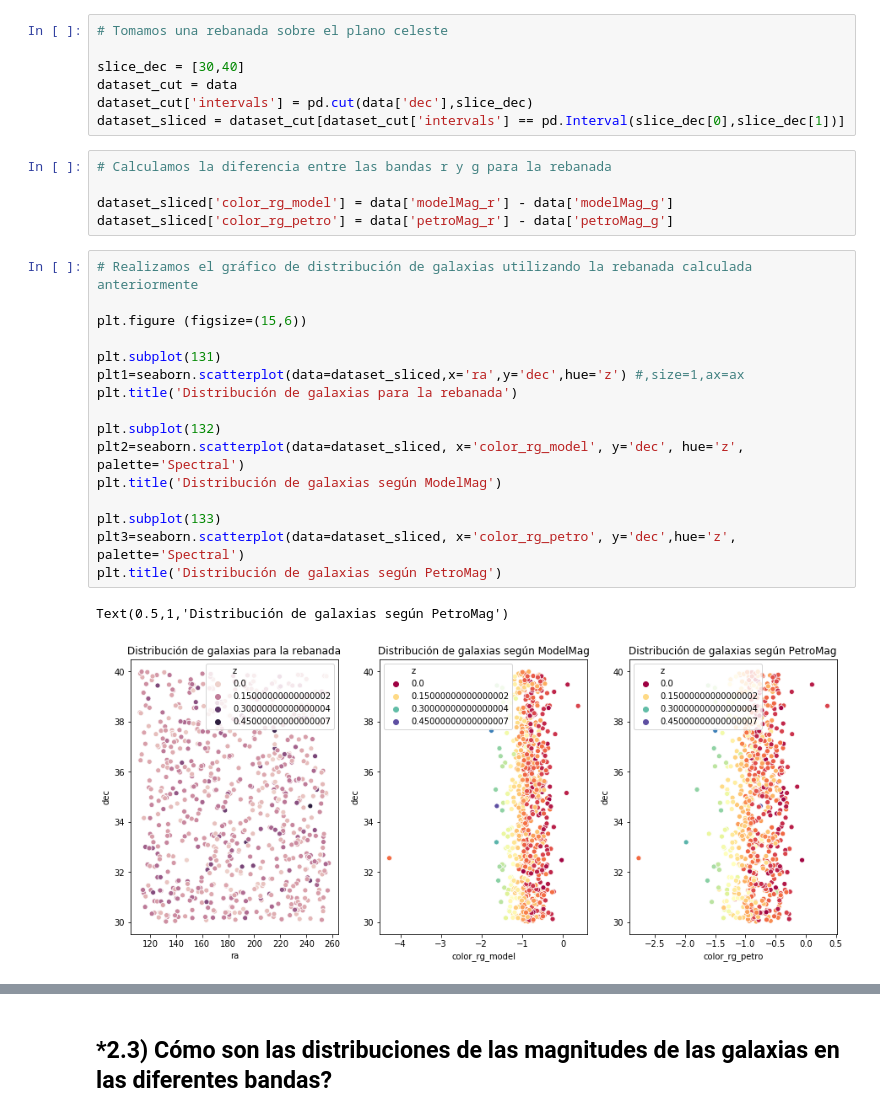
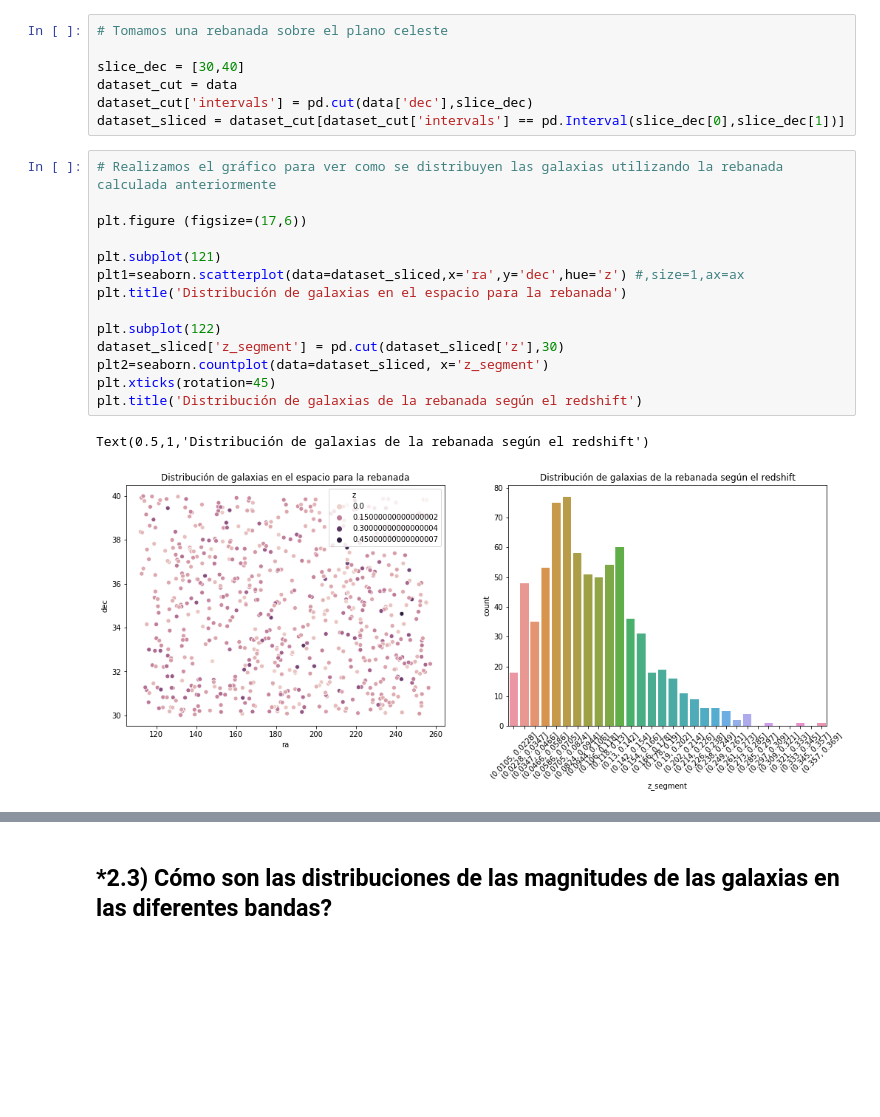
Before and after one commit to leoborgnino/mentoria-astro-datos, a Jupyter notebook: 1_Analisis_y_Visualizacion.ipynb, the cells around one changed output, grey strips where cells are left out. Saved outputs shown, nothing was run; the diff lists cells and outputs as text; blank space fills up the shorter version.

```diff
--- a/1_Analisis_y_Visualizacion.ipynb
+++ b/1_Analisis_y_Visualizacion.ipynb
@@ -229,27 +195,20 @@ slice_dec = [30,40]
 dataset_cut = data
 dataset_cut['intervals'] = pd.cut(data['dec'],slice_dec)
 dataset_sliced = dataset_cut[dataset_cut['intervals'] == pd.Interval(slice_dec[0],slice_dec[1])]
-# %%
-# Calculamos la diferencia entre las bandas r y g para la rebanada
-
-dataset_sliced['color_rg_model'] = data['modelMag_r'] - data['modelMag_g']
-dataset_sliced['color_rg_petro'] = data['petroMag_r'] - data['petroMag_g']
 # %%
-# Realizamos el gráfico de distribución de galaxias utilizando la rebanada calculada anteriormente
+# Realizamos el gráfico para ver como se distribuyen las galaxias utilizando la rebanada calculada anteriormente
 
-plt.figure (figsize=(15,6))
+plt.figure (figsize=(17,6))
 
-plt.subplot(131)
+plt.subplot(121)
 plt1=seaborn.scatterplot(data=dataset_sliced,x='ra',y='dec',hue='z') #,size=1,ax=ax
-plt.title('Distribución de galaxias para la rebanada')
+plt.title('Distribución de galaxias en el espacio para la rebanada')
 
-plt.subplot(132)
-plt2=seaborn.scatterplot(data=dataset_sliced, x='color_rg_model', y='dec', hue='z', palette='Spectral')
-plt.title('Distribución de galaxias según ModelMag')
-
-plt.subplot(133)
-plt3=seaborn.scatterplot(data=dataset_sliced, x='color_rg_petro', y='dec',hue='z', palette='Spectral')
-plt.title('Distribución de galaxias según PetroMag')
+plt.subplot(122)
+dataset_sliced['z_segment'] = pd.cut(dataset_sliced['z'],30)
+plt2=seaborn.countplot(data=dataset_sliced, x='z_segment')
+plt.xticks(rotation=45)
+plt.title('Distribución de galaxias de la rebanada según el redshift')
 # %% [output]
-Text(0.5,1,'Distribución de galaxias según PetroMag')
+Text(0.5,1,'Distribución de galaxias de la rebanada según el redshift')
-[figure, old version]
+[figure, new version]
```
Also changed, not shown: parts of 21 cells of this notebook.
